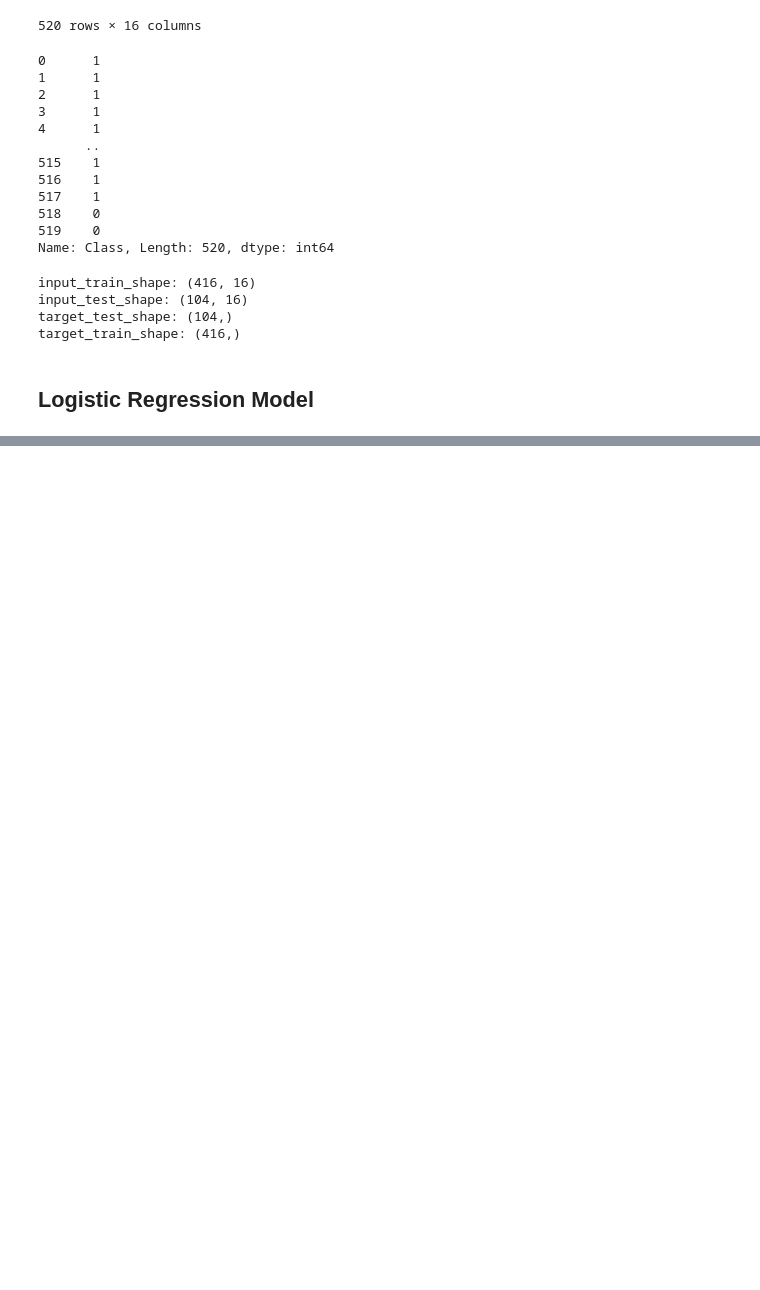
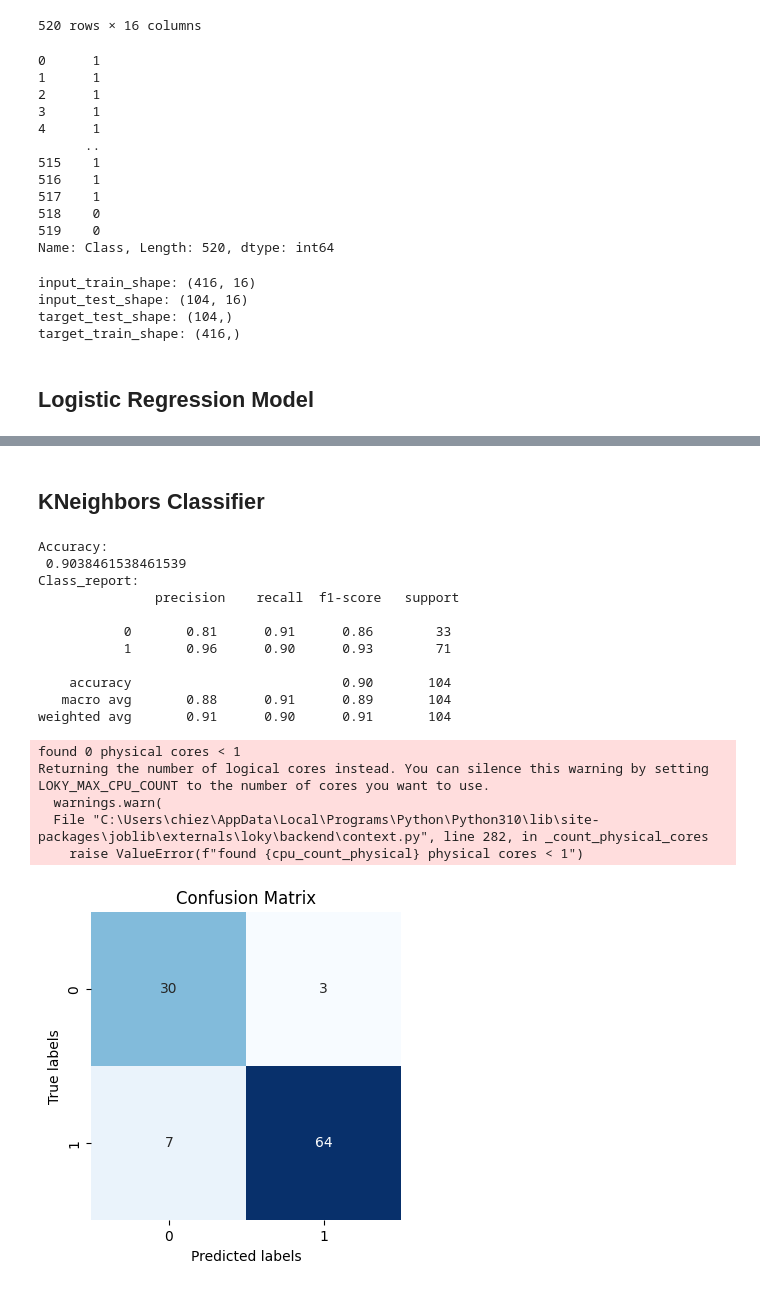
Before and after one commit to ifuu16/diabetes_early_detection, a Jupyter notebook: Early_Diabetes_Detection_Models.ipynb, the cells around one changed output, grey strips where cells are left out. Cells and saved outputs as stored; diff of their text form; code cells hidden in the pictures; blank space fills up the shorter version.

```diff
--- a/Early_Diabetes_Detection_Models.ipynb
+++ b/Early_Diabetes_Detection_Models.ipynb
@@ -143,0 +210,49 @@ Accuracy: 0.9230769230769231
+# %% [markdown]
+## KNeighbors Classifier
+# %%
+from sklearn.neighbors import KNeighborsClassifier
+
+#Train the Kneighbors classifier
+
+knc_model = KNeighborsClassifier(n_neighbors = 5)
+
+knc_model.fit(input_train, target_train)
+
+# Make predictions on the test set
+target_pred_knc = knc_model.predict(input_test)
+
+#check the accuracy, report and confusion matrix
+accuracy_knc =  accuracy_score(target_test, target_pred_knc)
+print("Accuracy:\n",accuracy_knc)
+class_report_knc = classification_report(target_test, target_pred_knc)
+print("Class_report:\n",class_report_knc)
+
+
+# Compute confusion matrix
+conf_matrix = confusion_matrix(target_test, target_pred_knc)
+
+# Plot confusion matrix
+plt.figure(figsize=(4, 4))
+sns.heatmap(conf_matrix, annot=True, fmt='d', cmap='Blues', cbar=False)
+plt.xlabel('Predicted labels')
+plt.ylabel('True labels')
+plt.title('Confusion Matrix')
+plt.show()
+# %% [output]
+Accuracy:
+ 0.9038461538461539
+Class_report:
+               precision    recall  f1-score   support
+
+           0       0.81      0.91      0.86        33
+           1       0.96      0.90      0.93        71
+
+    accuracy                           0.90       104
+   macro avg       0.88      0.91      0.89       104
+weighted avg       0.91      0.90      0.91       104
+found 0 physical cores < 1
+Returning the number of logical cores instead. You can silence this warning by setting LOKY_MAX_CPU_COUNT to the number of cores you want to use.
+  warnings.warn(
+  File "C:\Users\chiez\AppData\Local\Programs\Python\Python310\lib\site-packages\joblib\externals\loky\backend\context.py", line 282, in _count_physical_cores
+    raise ValueError(f"found {cpu_count_physical} physical cores < 1")
+[figure, added]
```
Also changed, not shown: parts of 18 cells of this notebook.
